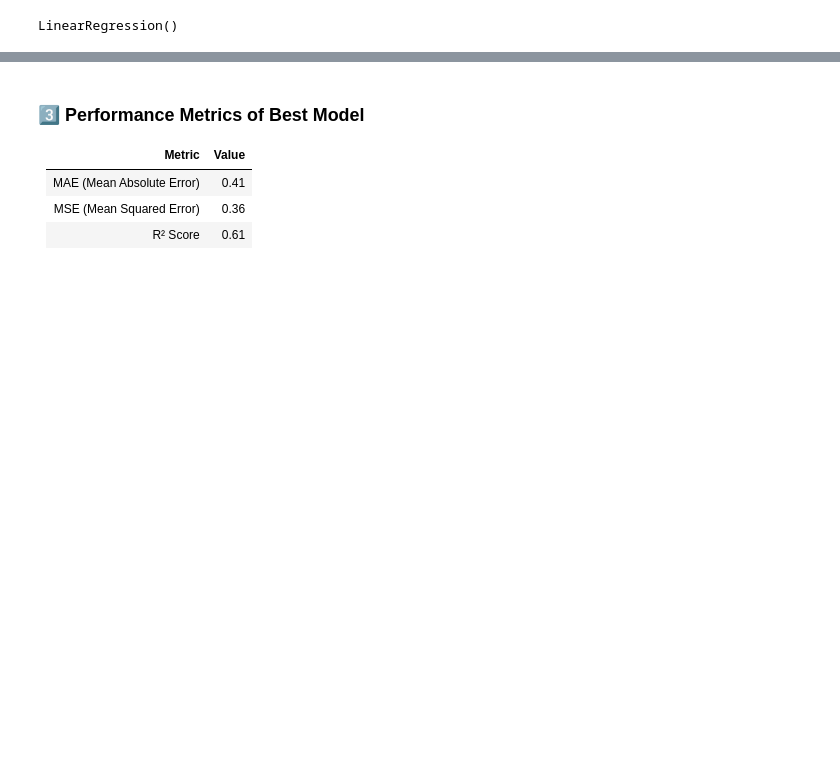
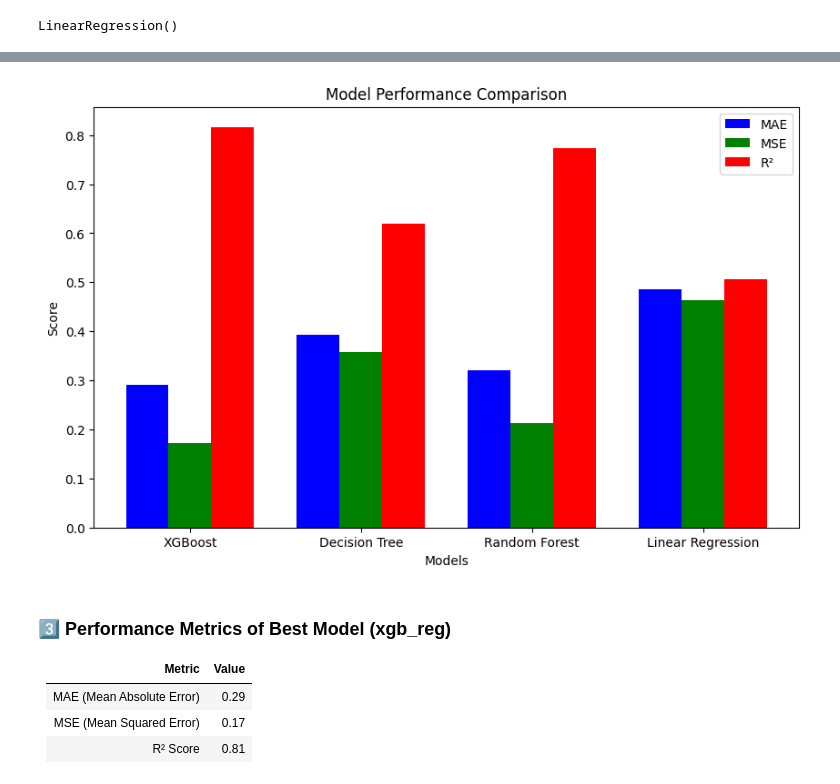
Before and after one commit to gagandeepsingh04/Dynamic_pricing_of_used_cars, a Jupyter notebook: main.ipynb, the cells around one changed output, grey strips where cells are left out. Cells and saved outputs as stored; diff of their text form; code cells hidden in the pictures; blank space fills up the shorter version.

```diff
--- a/main.ipynb
+++ b/main.ipynb
@@ -694,0 +800,11 @@ R2 Score: 0.5069276598286239
+# %%
+svr = SVR(kernel='rbf', C=27825.59)
+svr.fit(X_train, y_train)
+y_pred_svr = svr.predict(X_test)
+mae = mean_absolute_error(y_test, y_pred_svr)
+mse = mean_squared_error(y_test, y_pred_svr)
+r2 = r2_score(y_test, y_pred_svr)
+
+print("MAE:", mae)
+print("MSE:", mse)
+print("R²:", r2)
@@ -695,8 +954,47 @@ R2 Score: 0.5069276598286239
+# %%
+models = {
+    "XGBoost": xgb_reg,
+    "Decision Tree": DecisionTreeRegressor(),
+    "Random Forest": RandomForestRegressor(),
+    "Linear Regression": LinearRegression()
+}
+
+# Store evaluation metrics
+mae_results = {}
+mse_results = {}
+r2_results = {}
+
+for name, model in models.items():
+    model.fit(X_train, y_train)
+    y_pred = model.predict(X_test)
+
+    mae_results[name] = mean_absolute_error(y_test, y_pred)
+    mse_results[name] = mean_squared_error(y_test, y_pred)
+    r2_results[name] = r2_score(y_test, y_pred)
+
+# Plot the results
+bar_width = 0.25
+models_list = list(models.keys())
+x = np.arange(len(models_list))
+
+plt.figure(figsize=(10, 6))
+plt.bar(x - bar_width, mae_results.values(), bar_width, label="MAE", color="blue")
+plt.bar(x, mse_results.values(), bar_width, label="MSE", color="green")
+plt.bar(x + bar_width, r2_results.values(), bar_width, label="R²", color="red")
+
+plt.xlabel("Models")
+plt.ylabel("Score")
+plt.title("Model Performance Comparison")
+plt.xticks(x, models_list)
+plt.legend()
+plt.show()
+# %% [output]
+[figure, added]
 # %% [markdown]
-### 3️⃣ Performance Metrics of Best Model
+### 3️⃣ Performance Metrics of Best Model (xgb_reg)
 
 | Metric | Value |
 |---|---|
-| MAE (Mean Absolute Error) | 0.41 |
-| MSE (Mean Squared Error) | 0.36 |
-| R² Score | 0.61 |
+| MAE (Mean Absolute Error) | 0.29 |
+| MSE (Mean Squared Error) | 0.17 |
+| R² Score | 0.81 |
```
Also changed, not shown: parts of 15 cells of this notebook, 1 other file.
